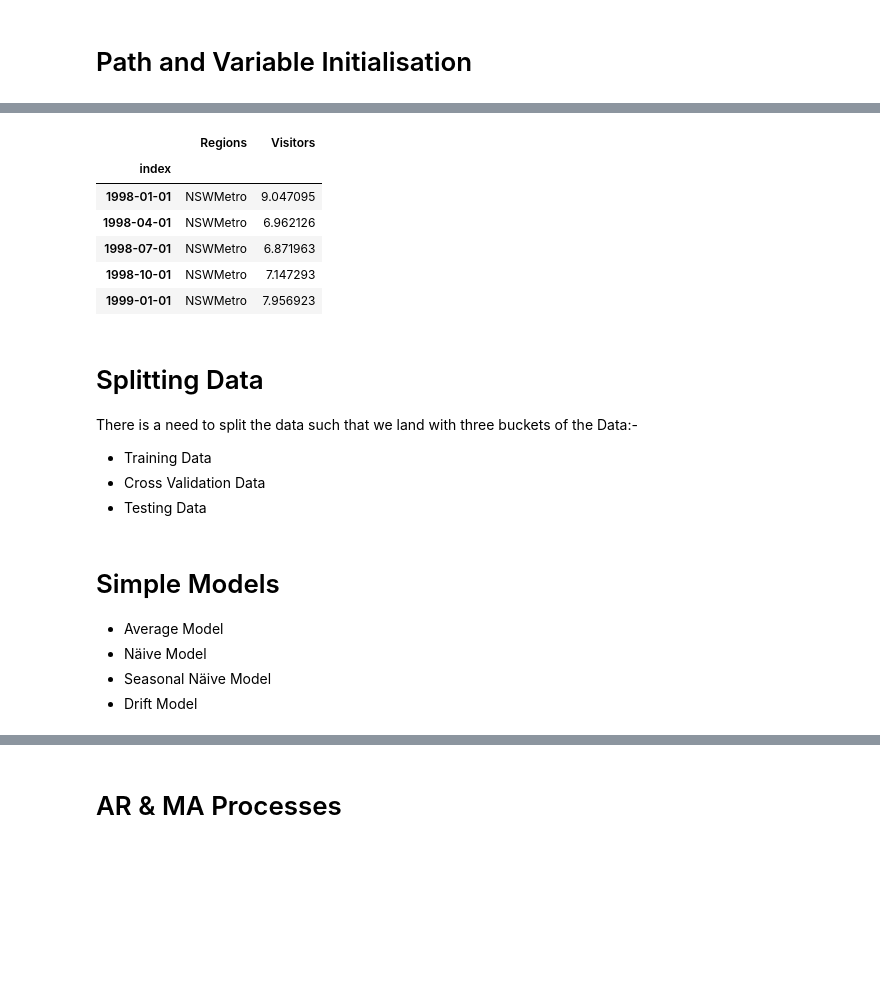
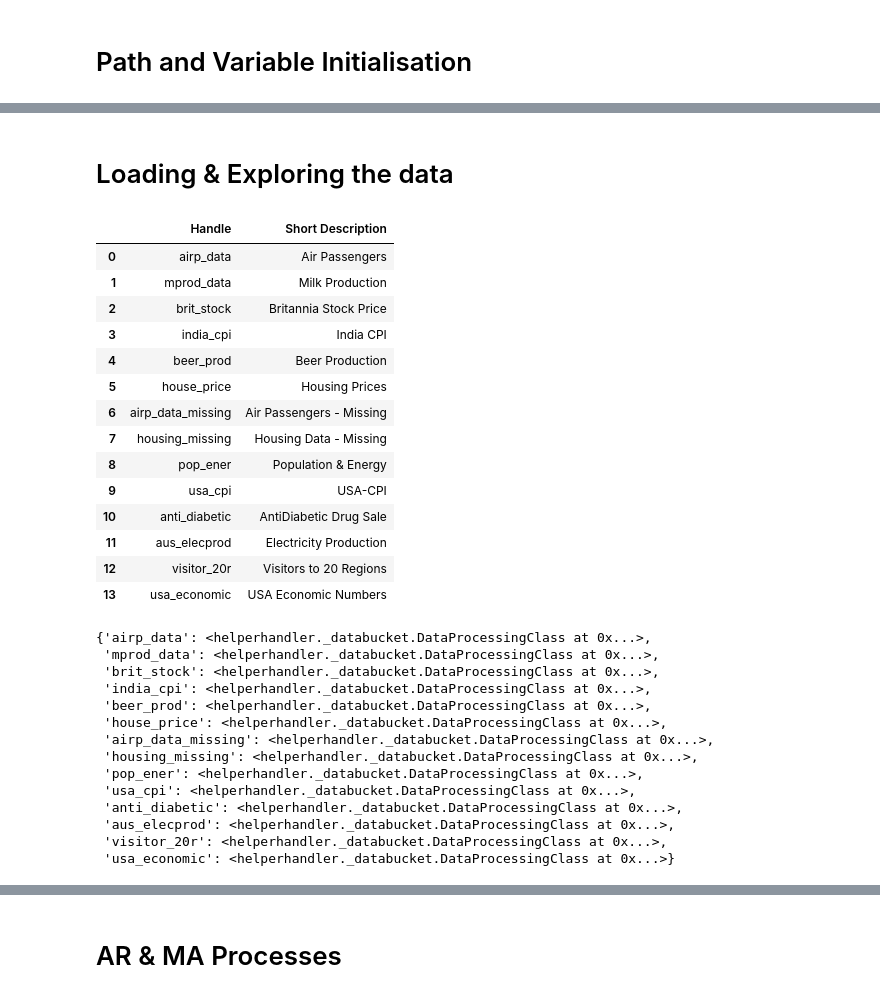
Before and after one commit to ag-ds-bubble/GIDS-2020-Time-Series-Forecasting-Workshop, a Jupyter notebook: Notebooks/06-Modelling Concepts.ipynb, the cells around one changed output, grey strips where cells are left out. Drawn from its saved outputs; the diff is of its cells as text; code cells hidden in the pictures; blank space fills up the shorter version.

```diff
--- a/Notebooks/06-Modelling Concepts.ipynb
+++ b/Notebooks/06-Modelling Concepts.ipynb
@@ -393,27 +64,39 @@ _=plt.xlabel('Dates')
-# %%
-visitors5r_data.index=pd.to_datetime(visitors5r_data.index.str.replace(' ',''))
-visitors5r_data.columns = ['Regions', 'Visitors']
-visitors5r_data.head()
-# %% [output]
-|  | Regions | Visitors |
-| index |  |  |
-| 1998-01-01 | NSWMetro | 9.047095 |
-| 1998-04-01 | NSWMetro | 6.962126 |
-| 1998-07-01 | NSWMetro | 6.871963 |
-| 1998-10-01 | NSWMetro | 7.147293 |
-| 1999-01-01 | NSWMetro | 7.956923 |
-# %% [markdown]
-# Splitting Data
-
-There is a need to split the data such that we land with three buckets of the Data:-
-
-- Training Data
-- Cross Validation Data
-- Testing Data
-# %% [markdown]
-# Simple Models
-
-- Average Model
-- Näive Model
-- Seasonal Näive Model
-- Drift Model
+# %% [markdown]
+# Loading & Exploring the data
+# %%
+dataHolder.load_data()
+# %%
+dataHolder.dataDf
+# %% [output]
+|  | Handle | Short Description |
+| 0 | airp_data | Air Passengers |
+| 1 | mprod_data | Milk Production |
+| 2 | brit_stock | Britannia Stock Price |
+| 3 | india_cpi | India CPI |
+| 4 | beer_prod | Beer Production |
+| 5 | house_price | Housing Prices |
+| 6 | airp_data_missing | Air Passengers - Missing |
+| 7 | housing_missing | Housing Data - Missing |
+| 8 | pop_ener | Population & Energy |
+| 9 | usa_cpi | USA-CPI |
+| 10 | anti_diabetic | AntiDiabetic Drug Sale |
+| 11 | aus_elecprod | Electricity Production |
+| 12 | visitor_20r | Visitors to 20 Regions |
+| 13 | usa_economic | USA Economic Numbers |
+# %%
+dataHolder.bucket
+# %% [output]
+{'airp_data': <helperhandler._databucket.DataProcessingClass at 0x...>,
+ 'mprod_data': <helperhandler._databucket.DataProcessingClass at 0x...>,
+ 'brit_stock': <helperhandler._databucket.DataProcessingClass at 0x...>,
+ 'india_cpi': <helperhandler._databucket.DataProcessingClass at 0x...>,
+ 'beer_prod': <helperhandler._databucket.DataProcessingClass at 0x...>,
+ 'house_price': <helperhandler._databucket.DataProcessingClass at 0x...>,
+ 'airp_data_missing': <helperhandler._databucket.DataProcessingClass at 0x...>,
+ 'housing_missing': <helperhandler._databucket.DataProcessingClass at 0x...>,
+ 'pop_ener': <helperhandler._databucket.DataProcessingClass at 0x...>,
+ 'usa_cpi': <helperhandler._databucket.DataProcessingClass at 0x...>,
+ 'anti_diabetic': <helperhandler._databucket.DataProcessingClass at 0x...>,
+ 'aus_elecprod': <helperhandler._databucket.DataProcessingClass at 0x...>,
+ 'visitor_20r': <helperhandler._databucket.DataProcessingClass at 0x...>,
+ 'usa_economic': <helperhandler._databucket.DataProcessingClass at 0x...>}
```
Also changed, not shown: parts of 82 cells of this notebook, 8 other files.
